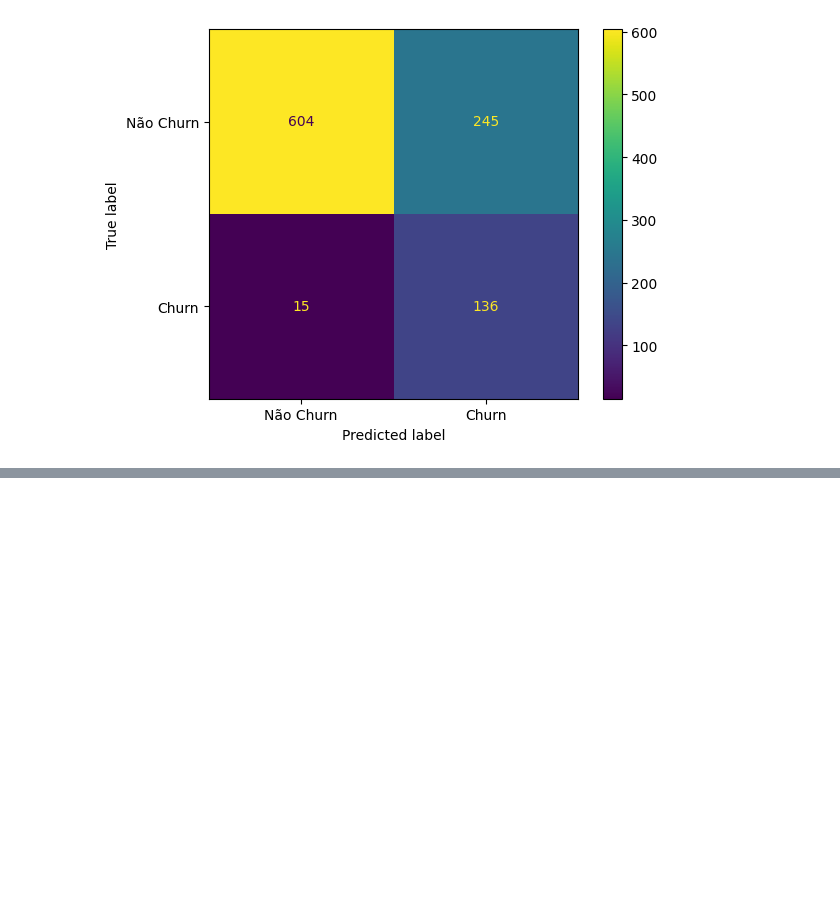
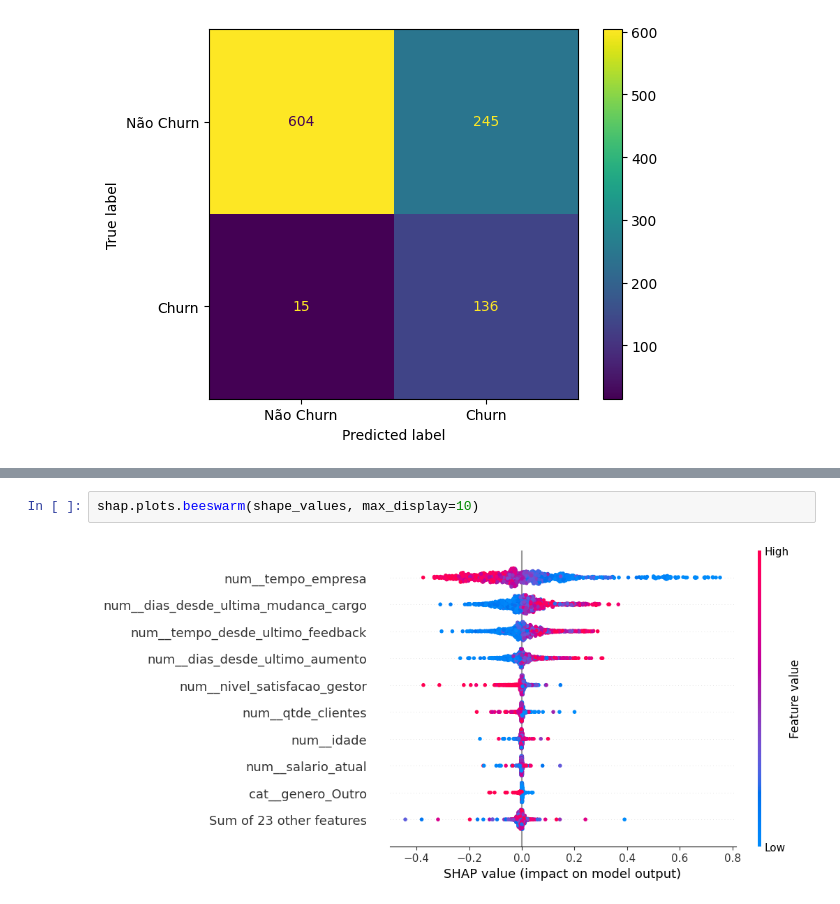
Before and after one commit to brunoramux/random_forest_churn, a Jupyter notebook: churn_employee.ipynb, the cells around one changed output, grey strips where cells are left out. Saved outputs shown, nothing was run; the diff lists cells and outputs as text; blank space fills up the shorter version.

```diff
--- a/churn_employee.ipynb
+++ b/churn_employee.ipynb
@@ -580,0 +658,4 @@ fig.plot()
+# %%
+shap.plots.beeswarm(shape_values, max_display=10)
+# %% [output]
+[figure, added]
```
Also changed, not shown: parts of 15 cells of this notebook.
